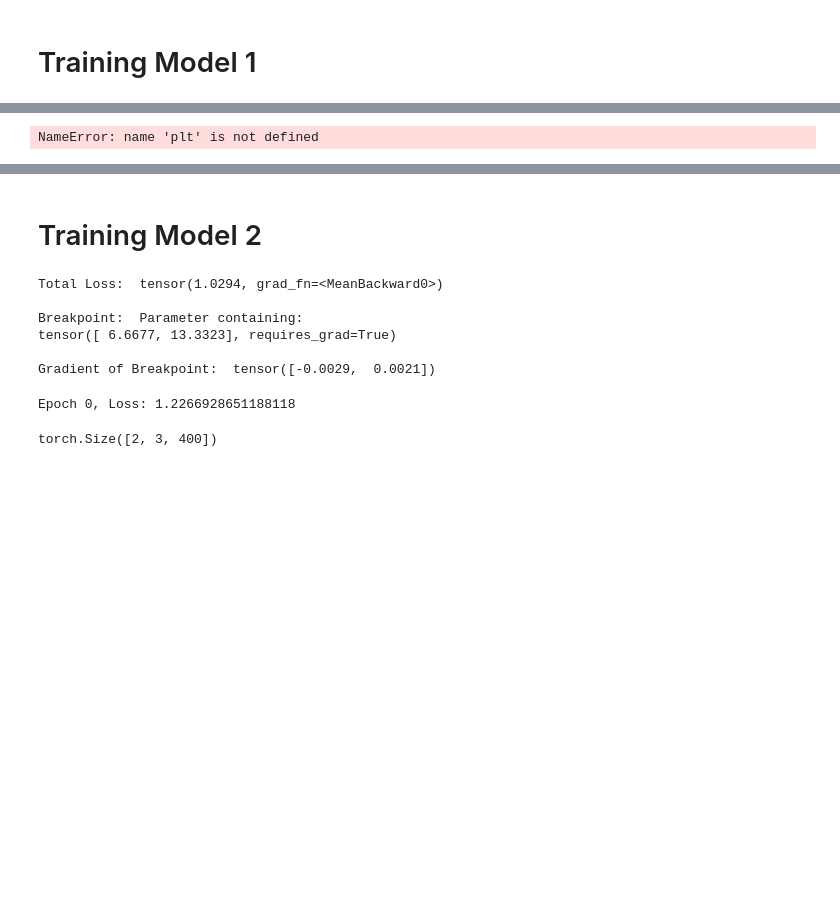
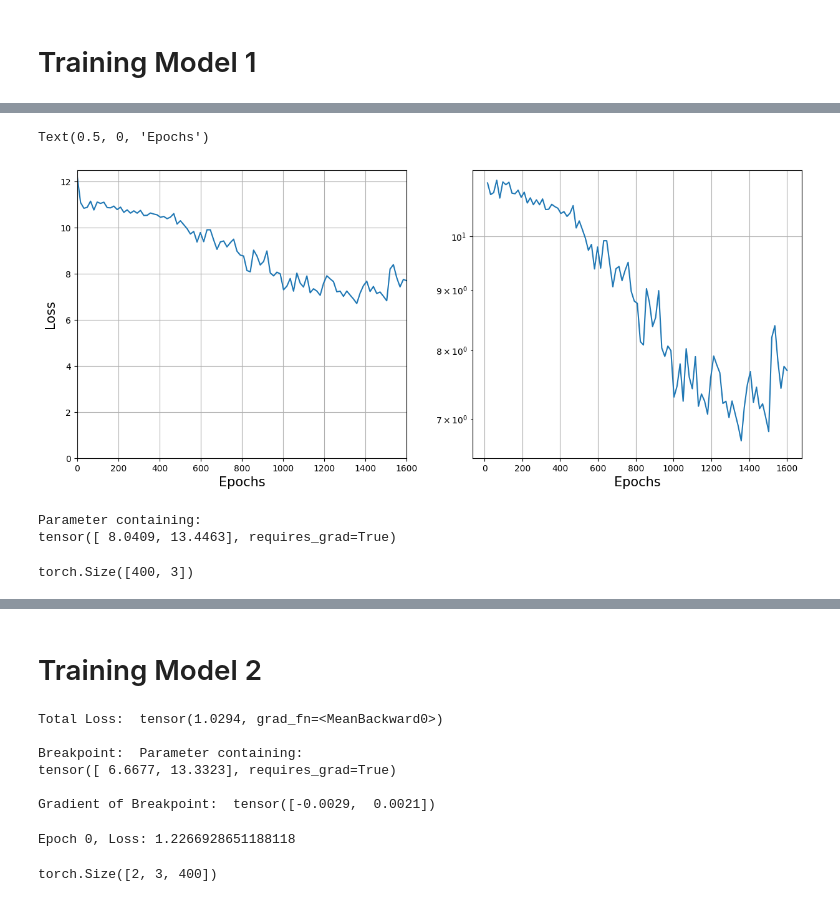
Before and after one commit to JPROSS18/JackRoss-PhD-Notes, a Jupyter notebook: LearningNonAuto_Lorenz_v2.ipynb, the cells around one changed output, grey strips where cells are left out. Cells and saved outputs as stored; diff of their text form; code cells hidden in the pictures; blank space fills up the shorter version.

```diff
--- a/LearningNonAuto_Lorenz_v2.ipynb
+++ b/LearningNonAuto_Lorenz_v2.ipynb
@@ -164,0 +211,2 @@ lorenz = Lorenz_nonauto(rho = parameter_f)
+# %%
+batch_list, batch_time_list = batch_with_time(data_list, time_list, batch_length=20, batch_size=5)
@@ -174,4 +275,4 @@ training_data = np.array([data1, data2])
 # %% [markdown]
 # Training Model 1
 # %%
-model = Piecewise_Auto_NODE(spatial_dim=3, hidden_layers=3, depth = 15, time_range = [0, 20], num_breakpoints=2)
+model = Piecewise_Auto_NODE(spatial_dim=3, hidden_layers=3, depth = 15, time_range = [0, t_Final], num_breakpoints=2)
@@ -190,7 +296,7 @@ pred_x = odeint(model, data_tensor[0, :, 0].float(),
                 t_eval_tensor.float(), method='rk4', options={'step_size': dt})
 
 loss_fn = nn.L1Loss()
-train_loss = loss_fn(pred_x, data_tensor[0, :, :].T.float())
+train_loss = loss_fn(pred_x, data_list[0][0, :, 0].T.float())
 
 train_loss.backward()
 optimizer.step()
@@ -210,10 +316,10 @@ Gradient of Breakpoint:  tensor([-0.0029,  0.0021])
 # %%
 batch_length = 100
 batch_size = 5
-num_epochs = 5000
+num_epochs = 2000
 for epoch in tqdm(range(num_epochs)):
 
-    batch_list, batch_time_list = batch(data_tensor, t_eval_tensor, batch_length=batch_length, batch_size=batch_size)
+    batch_list, batch_time_list = batch_with_time(data_list, time_list, batch_length=batch_length, batch_size=batch_size)
     for i in range(0, batch_size):
         batch_i = batch_list[i]
         batch_time_i = batch_time_list[i]
@@ -235,12 +341,15 @@ for epoch in tqdm(range(num_epochs)):
     if epoch%20==0:
             #Calculate training loss
             temp_list = []
-            for i in range(0, data_tensor.shape[0]):
-                pred_x = odeint(model, data_tensor[i, :, 0].float(), t_eval_tensor, method='rk4', options={'step_size': dt})
-                train_loss = loss_fn(pred_x, data_tensor[i,:,:].T)
-                temp_list.append(train_loss.item())
+            for j in range(0, len(data_list)):
+                for i in range(0, data_list[0].shape[0]):
+                    pred_x = odeint(model, data_list[j][i, :, 0].float(), time_list[j], method='rk4', options={'step_size': dt})
 
-            loss_list.append(np.array(temp_list).mean())
+                    temp_loss = loss_fn(pred_x, data_list[j][i,:,:].T)
+                    temp_list.append(temp_loss.item())
+
+            train_loss = np.array(temp_list).mean()
+            loss_list.append(train_loss)
 
     if epoch % 100 == 0:
         print(f'Epoch {epoch}, Loss: {train_loss.item()}')
@@ -261,24 +370,36 @@ Epoch 1100, Loss: 1.042439617529074
 # %%
 ### Analysis
+epochs = 1600
 fig = plt.figure(figsize=(15,6))
 ax = fig.add_subplot(1, 2, 1)
 
-ax.plot(np.linspace(0, 1000, len(loss_list)), loss_list)
+ax.plot(np.linspace(0, epochs, len(loss_list)), loss_list)
 ax.grid()
 
 ax.set_xlabel('Epochs', fontsize=15)
 ax.set_ylabel('Loss', fontsize=15)
-ax.set_xlim(0, 1000)
-
+ax.set_xlim(0, epochs)
+ax.set_ylim(bottom=0)
 
 ax2 = fig.add_subplot(1, 2, 2)
 
-e_pts = np.linspace(0, 1000, len(loss_list))
+e_pts = np.linspace(0, epochs, len(loss_list))
 ax2.plot(e_pts[1:], loss_list[1:])
+ax2.set_ylim()
 ax2.grid()
 #plt.xscale('log')
 ax2.set_yscale('log')
 #ax2.set_xscale('log')
 ax2.set_xlabel('Epochs', fontsize=15)
 # %% [output]
-NameError: name 'plt' is not defined
+Text(0.5, 0, 'Epochs')
+[figure, added]
+# %%
+model.break_params
+# %% [output]
+Parameter containing:
+tensor([ 8.0409, 13.4463], requires_grad=True)
+# %%
+node_data.shape
+# %% [output]
+torch.Size([400, 3])
```
Also changed, not shown: parts of 16 cells of this notebook, 1 other file.
